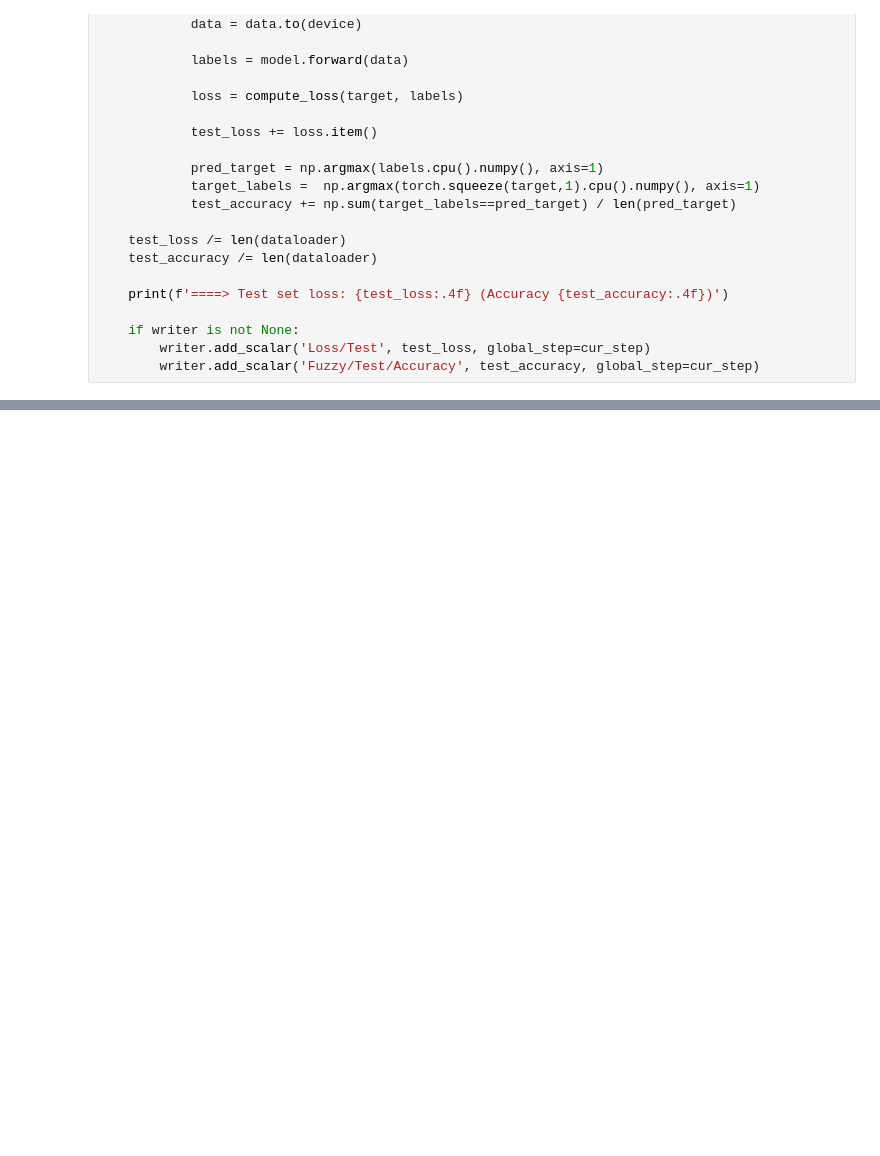
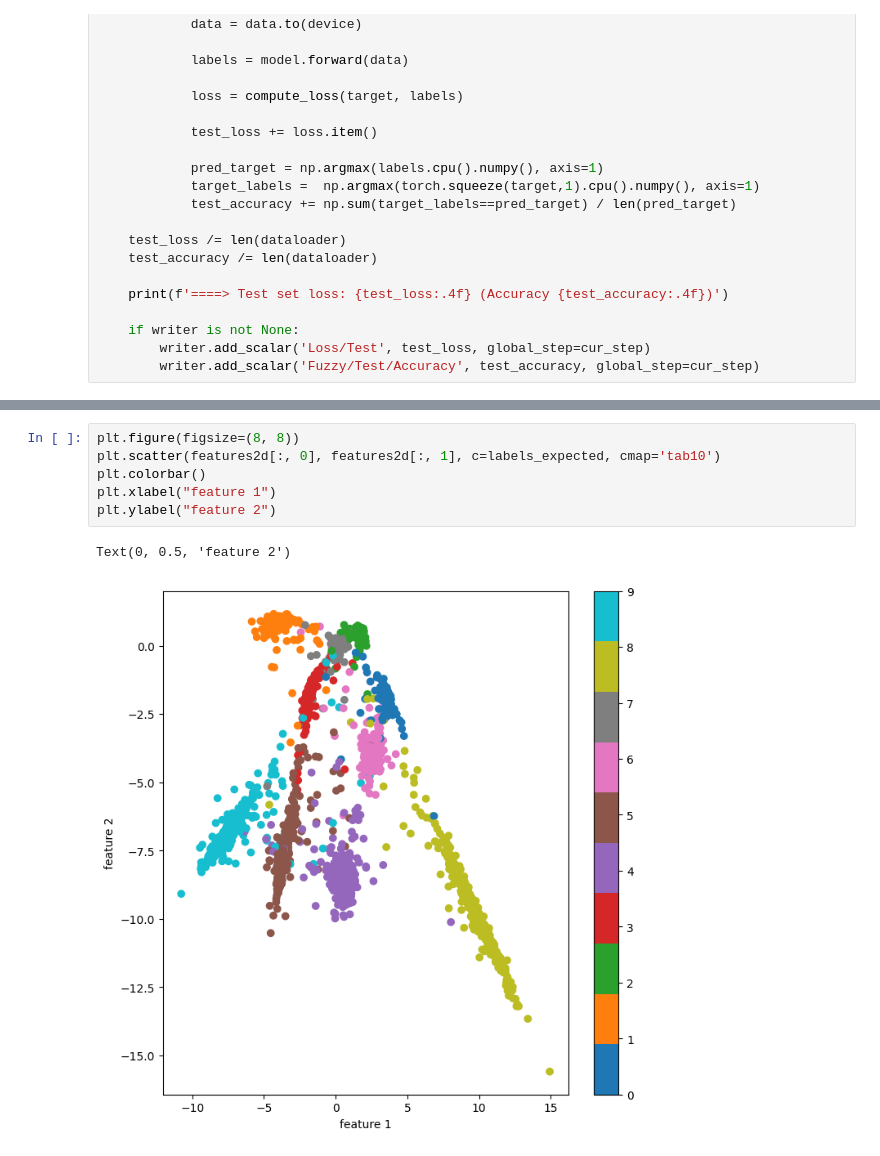
Before and after one commit to kenoma/pytorch-fuzzy, a Jupyter notebook: experiments_mamdani_mnist.ipynb, the cells around one changed output, grey strips where cells are left out. Drawn from its saved outputs; the diff is of its cells as text; blank space fills up the shorter version.

```diff
--- a/experiments_mamdani_mnist.ipynb
+++ b/experiments_mamdani_mnist.ipynb
@@ -287,0 +319,9 @@ Epoch 4/20
+# %%
+plt.figure(figsize=(8, 8))
+plt.scatter(features2d[:, 0], features2d[:, 1], c=labels_expected, cmap='tab10')
+plt.colorbar()
+plt.xlabel("feature 1")
+plt.ylabel("feature 2")
+# %% [output]
+Text(0, 0.5, 'feature 2')
+[figure, added]
```
Also changed, not shown: parts of 9 cells of this notebook, 2 other files.
